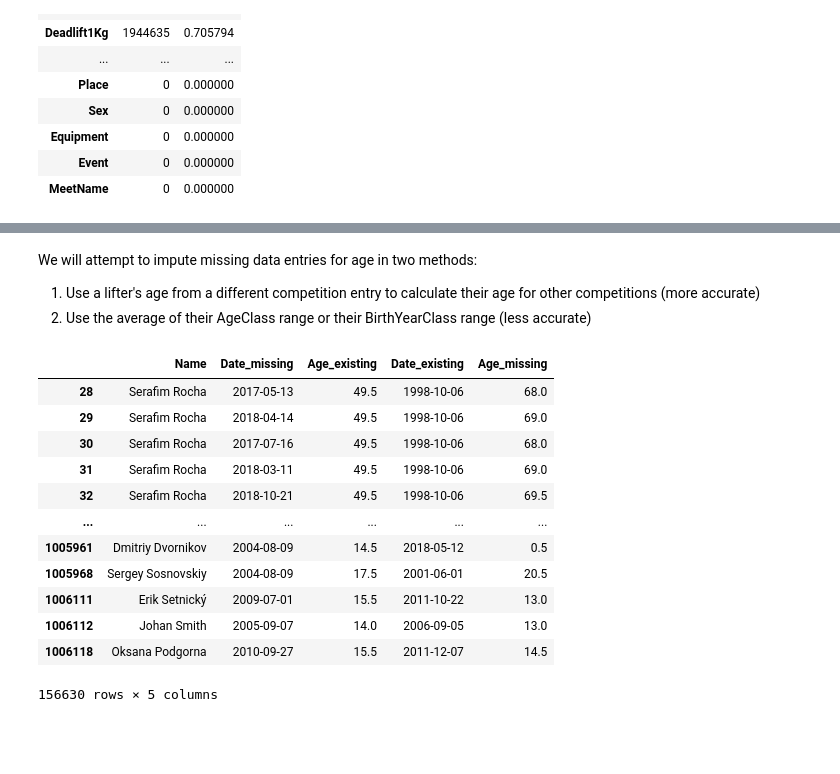
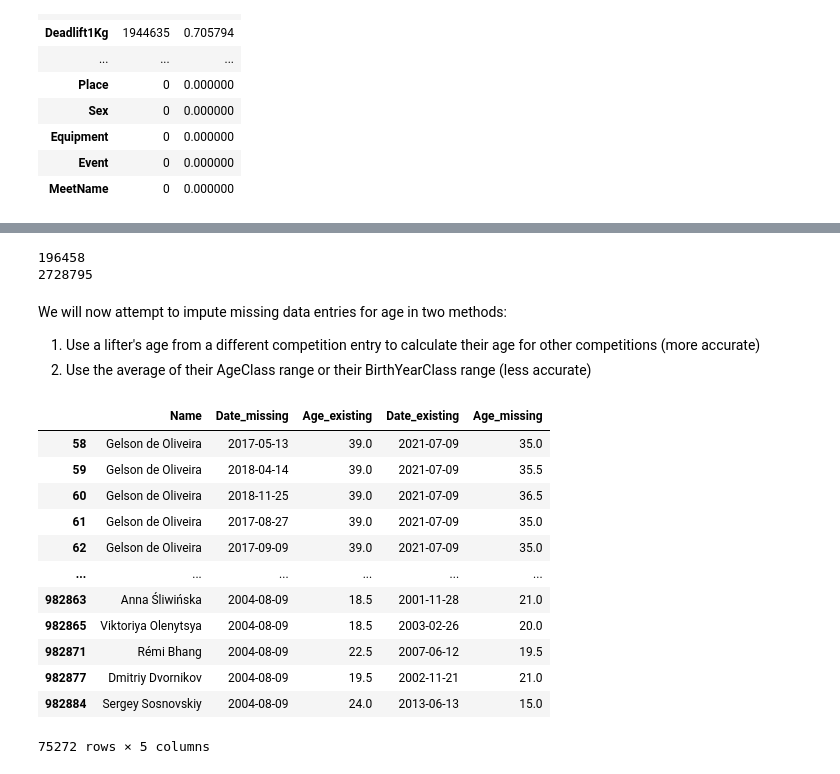
Before and after one commit to kim-jason/PowerliftingDataset, a Jupyter notebook: Powerlifting_Data_Science_Project.ipynb, the cells around one changed output, grey strips where cells are left out. Drawn from its saved outputs; the diff is of its cells as text; code cells hidden in the pictures; blank space fills up the shorter version.

```diff
--- a/Powerlifting_Data_Science_Project.ipynb
+++ b/Powerlifting_Data_Science_Project.ipynb
@@ -190,35 +199,71 @@ display(null_age_df.head(5))
+# %%
+#DOWN
+
+# Remove rows in which the Age does not fit the appropriate AgeClass and/or BirthYearClass
+def verify_age(x):
+  if not math.isnan(x['Age']):
+    if len(str(x['AgeClass'])) > 0 and '-' in str(x['AgeClass']):
+      min, max = x['AgeClass'].split('-')
+      if not (float(x['Age']) >= float(min) and float(x['Age'] <= float(max))):
+        return False
+      else:
+        return True
+    elif len(str(x['BirthYearClass'])) > 0 and '-' in str(x['BirthYearClass']):
+      min, max = x['BirthYearClass'].split('-')
+      if not (float(x['Age']) >= float(min) and float(x['Age'] <= float(max))):
+        return False
+      else:
+        return True
+    else:
+      return True
+  else:
+    return True
+
+cleaned_df['Age_verified'] = cleaned_df.apply(verify_age, axis=1)
+print(len(cleaned_df[cleaned_df['Age_verified'] == False]))
+print(len(cleaned_df))
+
+cleaned_df.loc[cleaned_df.Age_verified == False, ['AgeClass']] = None
+cleaned_df.loc[cleaned_df.Age_verified == False, ['BirthYearClass']] = None
+
+cleaned_df = cleaned_df.drop(['Age_verified'], axis=1)
+# %% [output]
+196458
+2728795
 # %% [markdown]
-We will attempt to impute missing data entries for age in two methods:
+We will now attempt to impute missing data entries for age in two methods:
 
 
 1.   Use a lifter's age from a different competition entry to calculate their age for other competitions (more accurate)
 2.   Use the average of their AgeClass range or their BirthYearClass range (less accurate)
 # %%
+# First method for data imputation for age
+
 # Use a lifter's age from a different competition entry to calculate their age for other competitions
-lifters_missing_age = df[df['Age'].isnull()][['Name', 'Date']]
+lifters_missing_age = cleaned_df[cleaned_df['Age'].isnull()][['Name', 'Date']]
 lifters_missing_age = lifters_missing_age.rename(columns={'Date':'Date_missing'})
 lifters_missing_age = lifters_missing_age.drop_duplicates(subset=['Name', 'Date_missing'])
 
 # Sort original dataset to find a row with an existing Age and Date to calculate birthday
 df = df.sort_values(['Age', 'Date'])
-lifters_missing_age = pd.merge(lifters_missing_age, df[['Name', 'Age', 'Date']].drop_duplicates(subset=['Name']), on='Name', how='inner')
+lifters_missing_age = pd.merge(lifters_missing_age, cleaned_df[['Name', 'Age', 'Date']].drop_duplicates(subset=['Name']), on='Name', how='inner')
 lifters_missing_age = lifters_missing_age.rename(columns={'Age':'Age_existing', 'Date':'Date_existing'})
 lifters_missing_age = lifters_missing_age[(lifters_missing_age['Age_existing'].notnull()) & (lifters_missing_age['Date_existing'].notnull())]
 lifters_missing_age['Age_missing'] = lifters_missing_age['Date_missing'] - (lifters_missing_age['Date_existing'] - lifters_missing_age['Age_existing'].apply(lambda x: timedelta(seconds=x*(60*60*24*365))))
 lifters_missing_age['Age_missing'] = lifters_missing_age['Age_missing'].apply(lambda x: round((x.total_seconds() / 60 / 60 / 24 / 365.25)*2)/2) # We round to the nearest 0.5 increment as the original dataset did this
 
 display(lifters_missing_age)
 # %% [output]
 |  | Name | Date_missing | Age_existing | Date_existing | Age_missing |
-| 28 | Serafim Rocha | 2017-05-13 | 49.5 | 1998-10-06 | 68.0 |
-| 29 | Serafim Rocha | 2018-04-14 | 49.5 | 1998-10-06 | 69.0 |
-| 30 | Serafim Rocha | 2017-07-16 | 49.5 | 1998-10-06 | 68.0 |
-| 31 | Serafim Rocha | 2018-03-11 | 49.5 | 1998-10-06 | 69.0 |
-| 32 | Serafim Rocha | 2018-10-21 | 49.5 | 1998-10-06 | 69.5 |
+| 58 | Gelson de Oliveira | 2017-05-13 | 39.0 | 2021-07-09 | 35.0 |
+| 59 | Gelson de Oliveira | 2018-04-14 | 39.0 | 2021-07-09 | 35.5 |
+| 60 | Gelson de Oliveira | 2018-11-25 | 39.0 | 2021-07-09 | 36.5 |
+| 61 | Gelson de Oliveira | 2017-08-27 | 39.0 | 2021-07-09 | 35.0 |
+| 62 | Gelson de Oliveira | 2017-09-09 | 39.0 | 2021-07-09 | 35.0 |
 | ... | ... | ... | ... | ... | ... |
-| 1005961 | Dmitriy Dvornikov | 2004-08-09 | 14.5 | 2018-05-12 | 0.5 |
-| 1005968 | Sergey Sosnovskiy | 2004-08-09 | 17.5 | 2001-06-01 | 20.5 |
-| 1006111 | Erik Setnický | 2009-07-01 | 15.5 | 2011-10-22 | 13.0 |
-| 1006112 | Johan Smith | 2005-09-07 | 14.0 | 2006-09-05 | 13.0 |
-| 1006118 | Oksana Podgorna | 2010-09-27 | 15.5 | 2011-12-07 | 14.5 |
+| 982863 | Anna Śliwińska | 2004-08-09 | 18.5 | 2001-11-28 | 21.0 |
+| 982865 | Viktoriya Olenytsya | 2004-08-09 | 18.5 | 2003-02-26 | 20.0 |
+| 982871 | Rémi Bhang | 2004-08-09 | 22.5 | 2007-06-12 | 19.5 |
+| 982877 | Dmitriy Dvornikov | 2004-08-09 | 19.5 | 2002-11-21 | 21.0 |
+| 982884 | Sergey Sosnovskiy | 2004-08-09 | 24.0 | 2013-06-13 | 15.0 |
-156630 rows × 5 columns
+75272 rows × 5 columns
```
Also changed, not shown: parts of 13 cells of this notebook.
